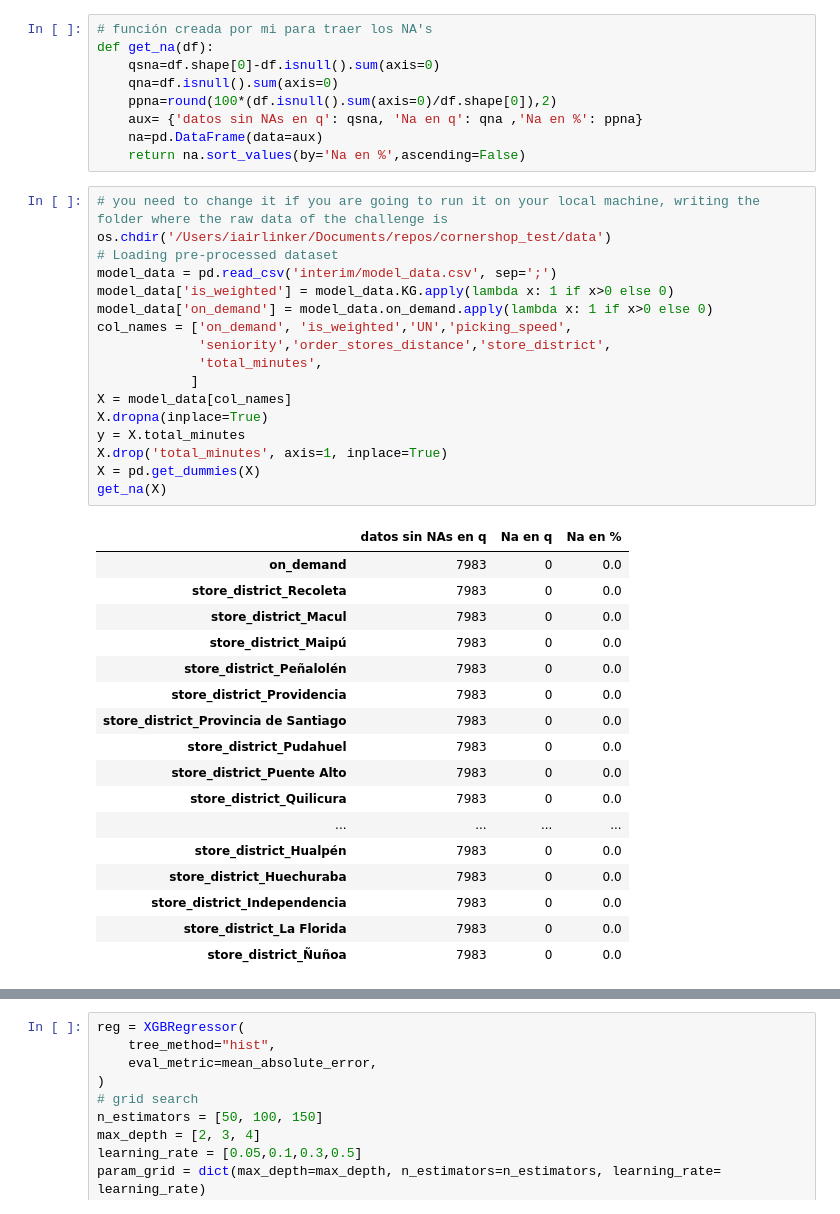
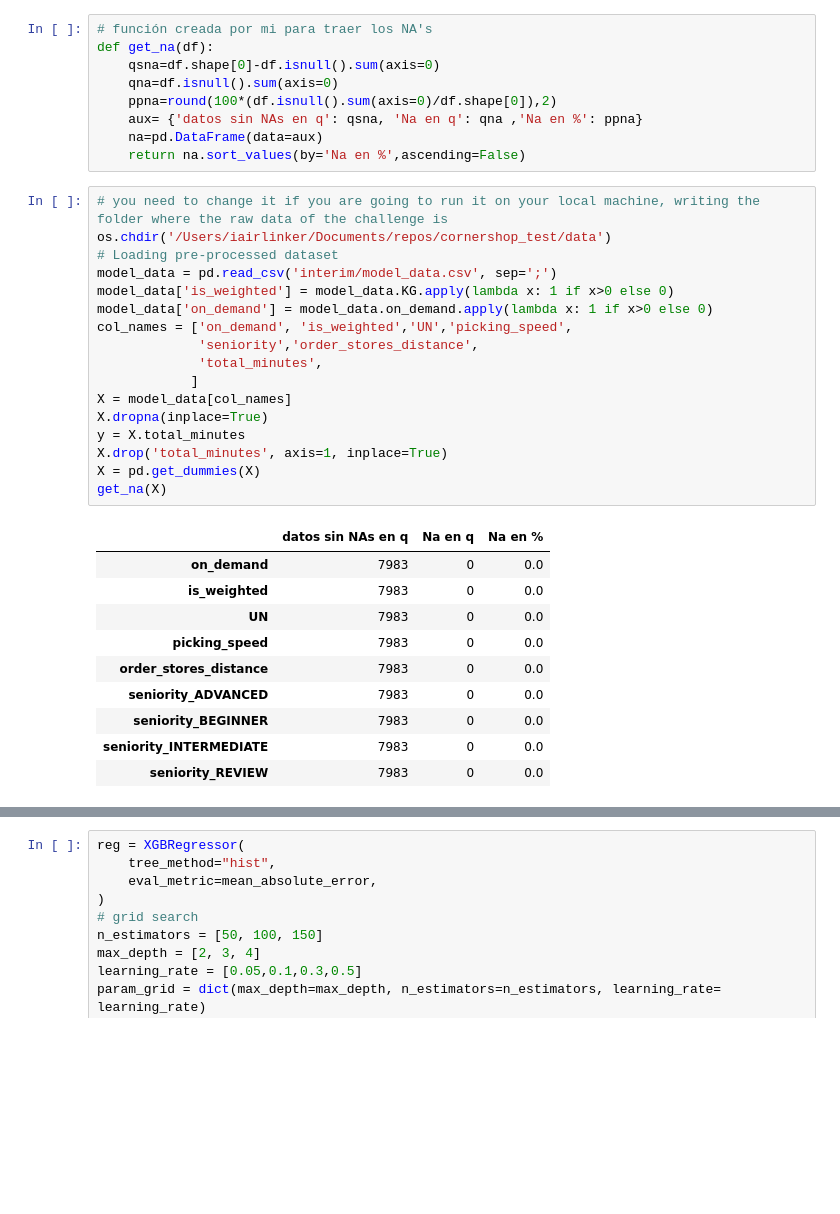
Before and after one commit to iair/cornershop_test, a Jupyter notebook: notebooks/prototypes/training.ipynb, the cells around one changed output, grey strips where cells are left out. Drawn from its saved outputs; the diff is of its cells as text; blank space fills up the shorter version.

```diff
--- a/notebooks/prototypes/training.ipynb
+++ b/notebooks/prototypes/training.ipynb
@@ -31,38 +34,31 @@ def get_na(df):
 # %%
 # you need to change it if you are going to run it on your local machine, writing the folder where the raw data of the challenge is
 os.chdir('/Users/iairlinker/Documents/repos/cornershop_test/data')
 # Loading pre-processed dataset
 model_data = pd.read_csv('interim/model_data.csv', sep=';')
 model_data['is_weighted'] = model_data.KG.apply(lambda x: 1 if x>0 else 0)
 model_data['on_demand'] = model_data.on_demand.apply(lambda x: 1 if x>0 else 0)
 col_names = ['on_demand', 'is_weighted','UN','picking_speed',
-             'seniority','order_stores_distance','store_district',
+             'seniority','order_stores_distance',
              'total_minutes',
             ]
 X = model_data[col_names]
 X.dropna(inplace=True)
 y = X.total_minutes
 X.drop('total_minutes', axis=1, inplace=True)
 X = pd.get_dummies(X)
 get_na(X)
 # %% [output]
 |  | datos sin NAs en q | Na en q | Na en % |
 | on_demand | 7983 | 0 | 0.0 |
-| store_district_Recoleta | 7983 | 0 | 0.0 |
-| store_district_Macul | 7983 | 0 | 0.0 |
-| store_district_Maipú | 7983 | 0 | 0.0 |
-| store_district_Peñalolén | 7983 | 0 | 0.0 |
-| store_district_Providencia | 7983 | 0 | 0.0 |
-| store_district_Provincia de Santiago | 7983 | 0 | 0.0 |
-| store_district_Pudahuel | 7983 | 0 | 0.0 |
-| store_district_Puente Alto | 7983 | 0 | 0.0 |
-| store_district_Quilicura | 7983 | 0 | 0.0 |
-| ... | ... | ... | ... |
-| store_district_Hualpén | 7983 | 0 | 0.0 |
-| store_district_Huechuraba | 7983 | 0 | 0.0 |
-| store_district_Independencia | 7983 | 0 | 0.0 |
-| store_district_La Florida | 7983 | 0 | 0.0 |
-| store_district_Ñuñoa | 7983 | 0 | 0.0 |
+| is_weighted | 7983 | 0 | 0.0 |
+| UN | 7983 | 0 | 0.0 |
+| picking_speed | 7983 | 0 | 0.0 |
+| order_stores_distance | 7983 | 0 | 0.0 |
+| seniority_ADVANCED | 7983 | 0 | 0.0 |
+| seniority_BEGINNER | 7983 | 0 | 0.0 |
+| seniority_INTERMEDIATE | 7983 | 0 | 0.0 |
+| seniority_REVIEW | 7983 | 0 | 0.0 |
 # %% [markdown]
 # tune parameters
 
```
Also changed, not shown: parts of 18 cells of this notebook, 7 other files.
